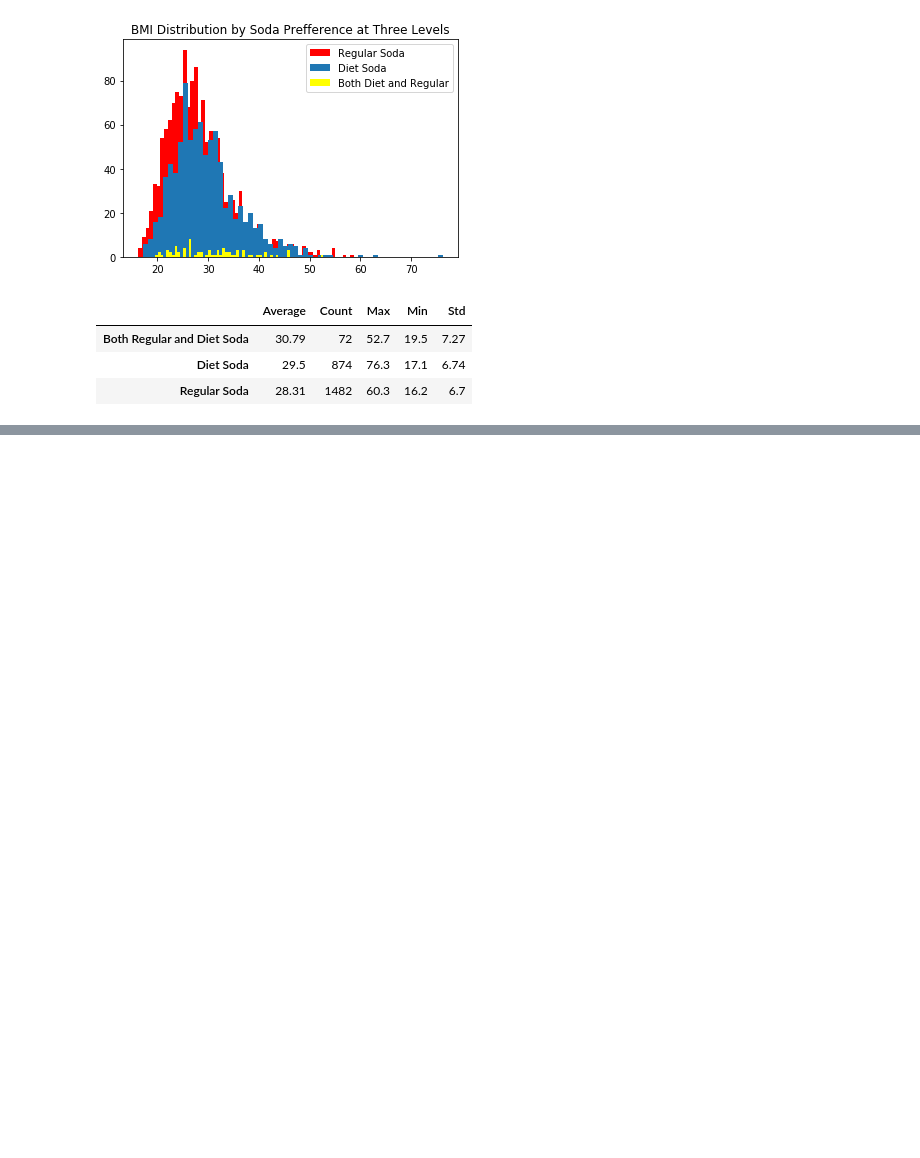
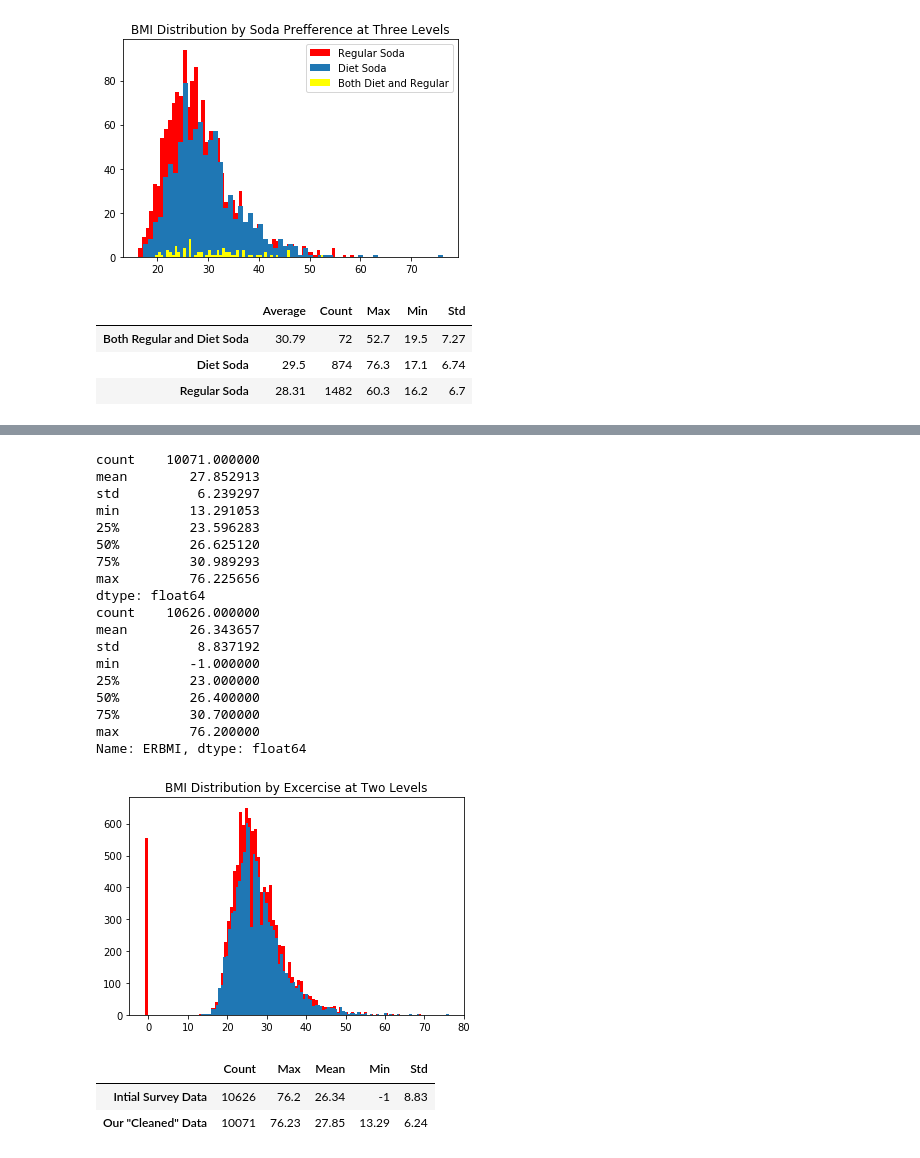
Before and after one commit to Nastajajo/health-stats-part-5-the-stags, a Jupyter notebook: EH_Study_2015-10_2_master_clean.ipynb, the cells around one changed output, grey strips where cells are left out. Cells and saved outputs as stored; diff of their text form; code cells hidden in the pictures; blank space fills up the shorter version.

```diff
--- a/EH_Study_2015-10_2_master_clean.ipynb
+++ b/EH_Study_2015-10_2_master_clean.ipynb
@@ -177,10 +185,48 @@ plt.show()
 # %%
 #height is in inches multiply by 0.0254 for meters
 height_test = (results.EUHGT * 0.0254)
 
 # weight is in pounds  multiply by 0.453592
 weight_test = (results.EUWGT * 0.45359237000000013)
 
 #bmi formula 'BMI is your weight (in kilograms) over your height squared meters
 bmi_test = (weight_test / (height_test * height_test))
-print(np.mean([bmi_test]))
+print(bmi_test.describe())
+print(source_data['ERBMI'].describe())
+
+plt.hist(source_data['ERBMI'], bins=100, label="Survey BMI", color = 'Red')
+plt.hist(bmi_test, bins =100, label='Our BMI')
+plt.title('BMI Distribution by Excercise at Two Levels')
+plt.show()
+
+BMIQ = {
+    'Count':{'Our "Cleaned" Data':10071,'Intial Survey Data':10626},
+    'Mean':{'Our "Cleaned" Data':27.85,'Intial Survey Data':26.34},
+    'Std':{'Our "Cleaned" Data':6.24,'Intial Survey Data':8.83},
+    'Max':{'Our "Cleaned" Data': 76.23, 'Intial Survey Data':76.20},
+    'Min':{'Our "Cleaned" Data':13.29,'Intial Survey Data':-1 }}
+BMIQ_df = pd.DataFrame(BMIQ)
+BMIQ_df.style
+# %% [output]
+count    10071.000000
+mean        27.852913
+std          6.239297
+min         13.291053
+25%         23.596283
+50%         26.625120
+75%         30.989293
+max         76.225656
+dtype: float64
+count    10626.000000
+mean        26.343657
+std          8.837192
+min         -1.000000
+25%         23.000000
+50%         26.400000
+75%         30.700000
+max         76.200000
+Name: ERBMI, dtype: float64
+[figure, added]
+|  | Count | Max | Mean | Min | Std |
+| Intial Survey Data | 10626 | 76.2 | 26.34 | -1 | 8.83 |
+| Our "Cleaned" Data | 10071 | 76.23 | 27.85 | 13.29 | 6.24 |
```
Also changed, not shown: parts of 3 cells of this notebook.
